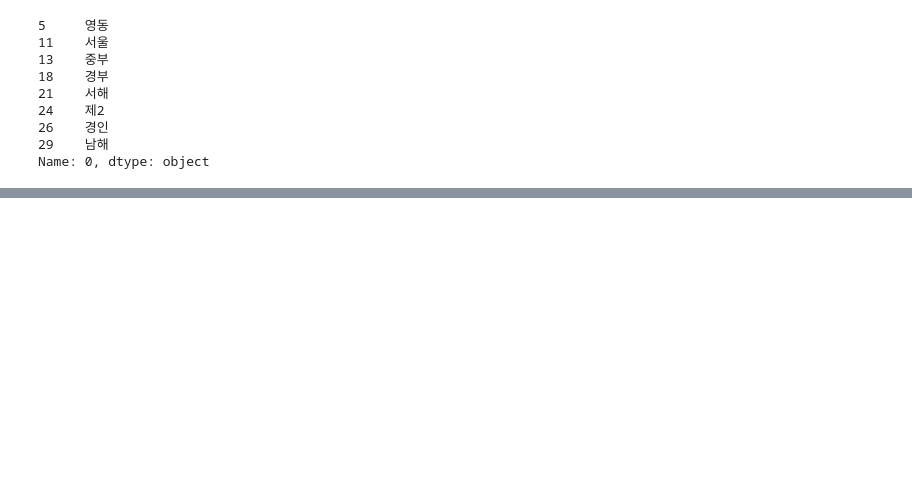
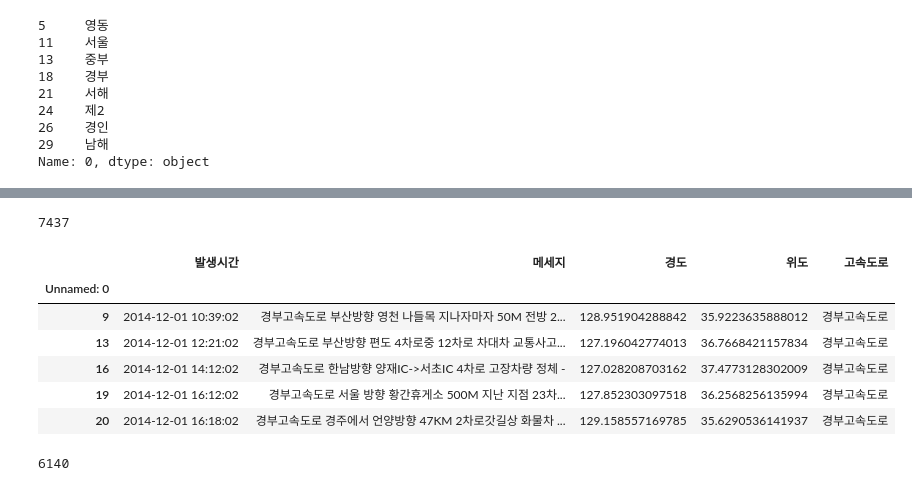
Before and after one commit to ghghtygh/akc_rproject, a Jupyter notebook: Untitled.ipynb, the cells around one changed output, grey strips where cells are left out. Cells and saved outputs as stored; diff of their text form; code cells hidden in the pictures; blank space fills up the shorter version.

```diff
--- a/Untitled.ipynb
+++ b/Untitled.ipynb
@@ -294,0 +304,28 @@ for ns in nosun:
+# %%
+df_kb = df[df['메세지'].str.contains('경부')].copy()
+df_kb['고속도로']='경부고속도로'
+df_kb['메세지'] = df_kb['메세지'].str.upper()
+
+c_ic = 0
+c_jc = 0
+arr_ic = []
+for strs in df_kb['메세지']:
+    m_strs = strs.split()
+
+    for st in m_strs:
+
+        if 'IC' in st:
+            s = st.split('IC')[0]
+            if len(s)<=3 and len(s)>=1:
+                arr_ic.append(s)
+print(len(df_kb))
+df_kb.head(5)
+# %% [output]
+7437
+|  | 발생시간 | 메세지 | 경도 | 위도 | 고속도로 |
+| Unnamed: 0 |  |  |  |  |  |
+| 9 | 2014-12-01 10:39:02 | 경부고속도로 부산방향 영천 나들목 지나자마자 50M 전방 2... | 128.951904288842 | 35.9223635888012 | 경부고속도로 |
+| 13 | 2014-12-01 12:21:02 | 경부고속도로 부산방향 편도 4차로중 12차로 차대차 교통사고... | 127.196042774013 | 36.7668421157834 | 경부고속도로 |
+| 16 | 2014-12-01 14:12:02 | 경부고속도로 한남방향 양재IC->서초IC 4차로 고장차량 정체 - | 127.028208703162 | 37.4773128302009 | 경부고속도로 |
+| 19 | 2014-12-01 16:12:02 | 경부고속도로 서울 방향 황간휴게소 500M 지난 지점 23차... | 127.852303097518 | 36.2568256135994 | 경부고속도로 |
+| 20 | 2014-12-01 16:18:02 | 경부고속도로 경주에서 언양방향 47KM 2차로갓길상 화물차 ... | 129.158557169785 | 35.6290536141937 | 경부고속도로 |
@@ -294,0 +334,4 @@ for ns in nosun:
+# %%
+len(arr_ic)
+# %% [output]
+6140
```
Also changed, not shown: parts of 11 cells of this notebook, 2 other files.
